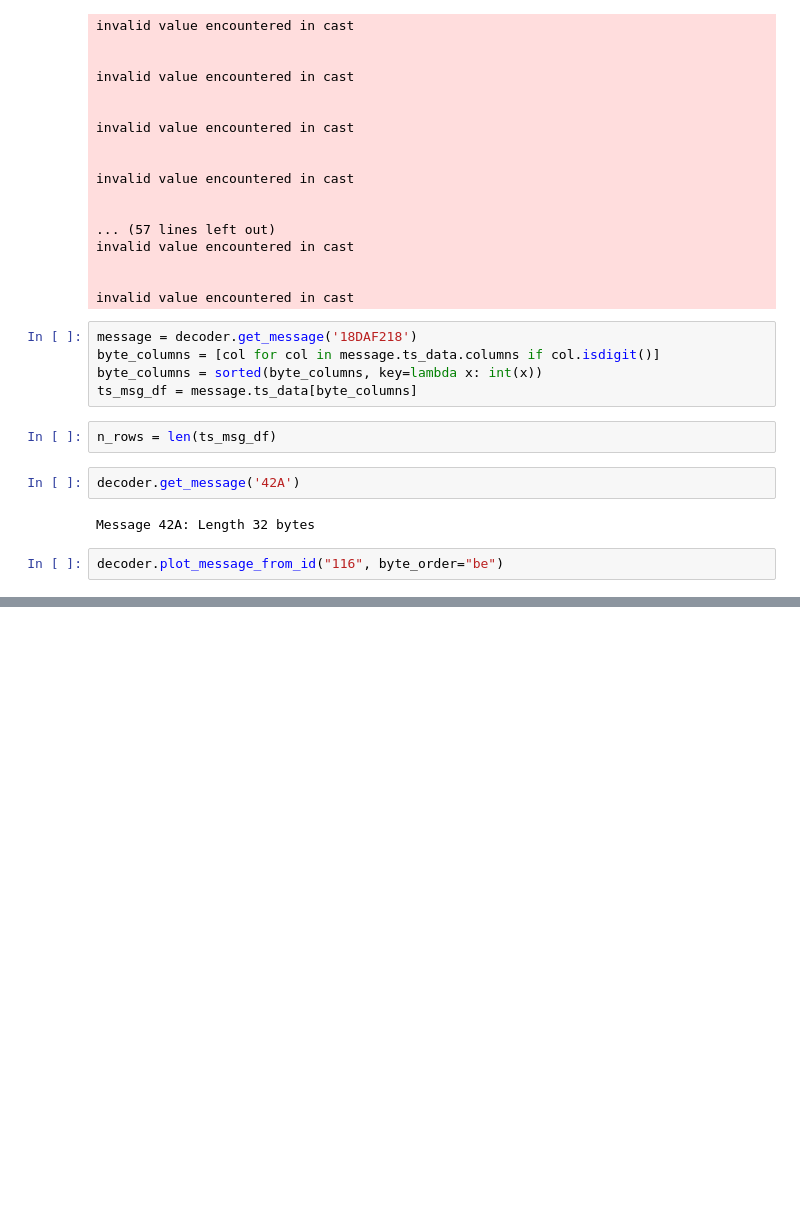
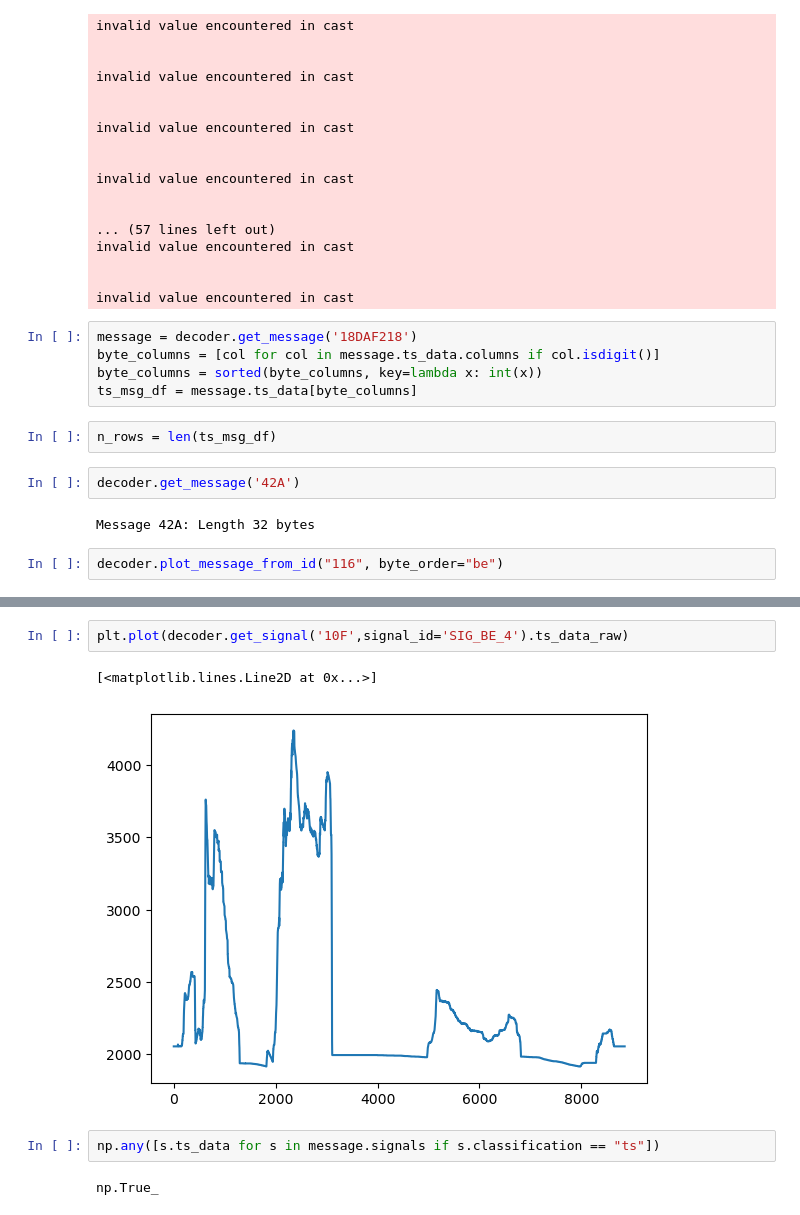
Before and after one commit to itimermans/can-decoder, a Jupyter notebook: check.ipynb, the cells around one changed output, grey strips where cells are left out. Saved outputs shown, nothing was run; the diff lists cells and outputs as text; blank space fills up the shorter version.

```diff
--- a/check.ipynb
+++ b/check.ipynb
@@ -368,0 +658,9 @@ decoder.plot_message_from_id("116", byte_order="be")
+# %%
+plt.plot(decoder.get_signal('10F',signal_id='SIG_BE_4').ts_data_raw)
+# %% [output]
+[<matplotlib.lines.Line2D at 0x...>]
+[figure, added]
+# %%
+np.any([s.ts_data for s in message.signals if s.classification == "ts"])
+# %% [output]
+np.True_
```
Also changed, not shown: parts of 17 cells of this notebook, 3 other files.
